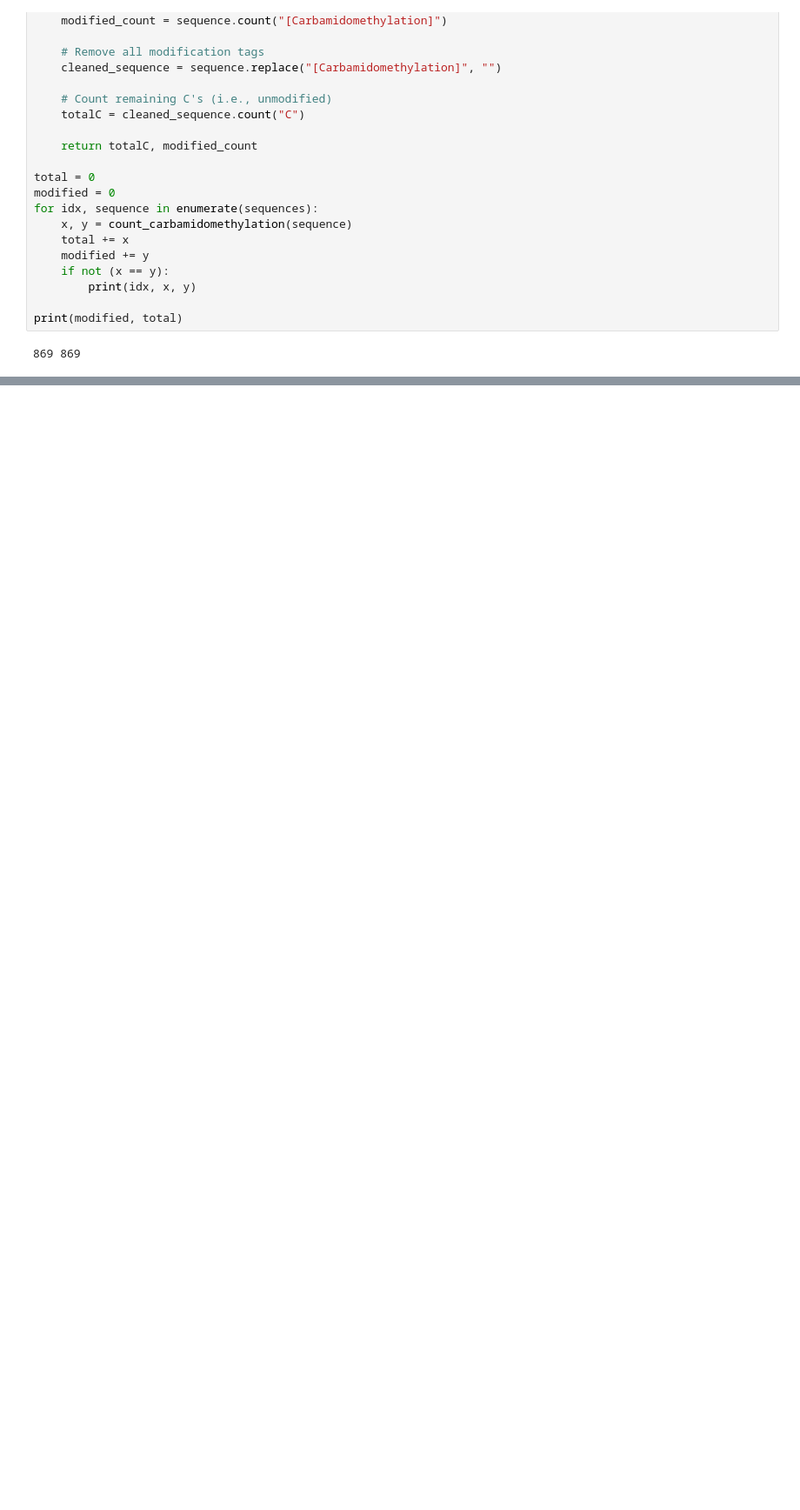
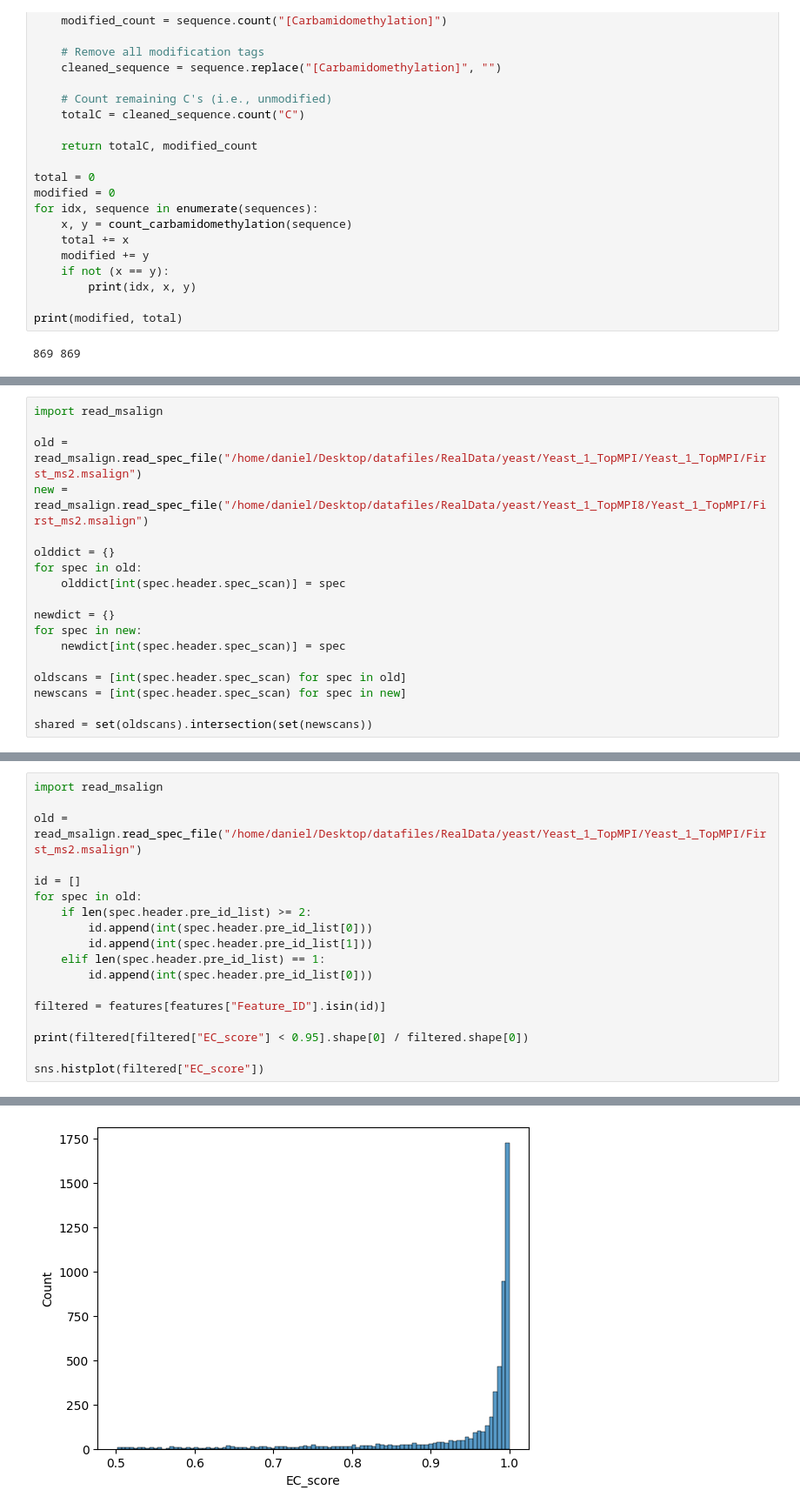
Before and after one commit to todanielwang/TopMPI, a Jupyter notebook: Experiments/notebook.ipynb, the cells around one changed output, grey strips where cells are left out. Shown at 87% size. Saved outputs shown, nothing was run; the diff lists cells and outputs as text; blank space fills up the shorter version.

```diff
--- a/Experiments/notebook.ipynb
+++ b/Experiments/notebook.ipynb
@@ -5185,0 +5224,18 @@ print(modified, total)
+# %%
+import read_msalign
+
+old = read_msalign.read_spec_file("/home/daniel/Desktop/datafiles/RealData/yeast/Yeast_1_TopMPI/Yeast_1_TopMPI/First_ms2.msalign")
+new = read_msalign.read_spec_file("/home/daniel/Desktop/datafiles/RealData/yeast/Yeast_1_TopMPI8/Yeast_1_TopMPI/First_ms2.msalign")
+
+olddict = {}
+for spec in old:
+    olddict[int(spec.header.spec_scan)] = spec
+
+newdict = {}
+for spec in new:
+    newdict[int(spec.header.spec_scan)] = spec
+
+oldscans = [int(spec.header.spec_scan) for spec in old]
+newscans = [int(spec.header.spec_scan) for spec in new]
+
+shared = set(oldscans).intersection(set(newscans))
@@ -5185,0 +5267,19 @@ print(modified, total)
+# %%
+import read_msalign
+
+old = read_msalign.read_spec_file("/home/daniel/Desktop/datafiles/RealData/yeast/Yeast_1_TopMPI/Yeast_1_TopMPI/First_ms2.msalign")
+
+id = []
+for spec in old:
+    if len(spec.header.pre_id_list) >= 2:
+        id.append(int(spec.header.pre_id_list[0]))
+        id.append(int(spec.header.pre_id_list[1]))
+    elif len(spec.header.pre_id_list) == 1:
+        id.append(int(spec.header.pre_id_list[0]))
+
+filtered = features[features["Feature_ID"].isin(id)]
+
+print(filtered[filtered["EC_score"] < 0.95].shape[0] / filtered.shape[0])
+
+sns.histplot(filtered["EC_score"])
+# %% [output]
@@ -5185,0 +5288 @@ print(modified, total)
+[figure, added]
```
Also changed, not shown: parts of 4 cells of this notebook, 4 other files.
